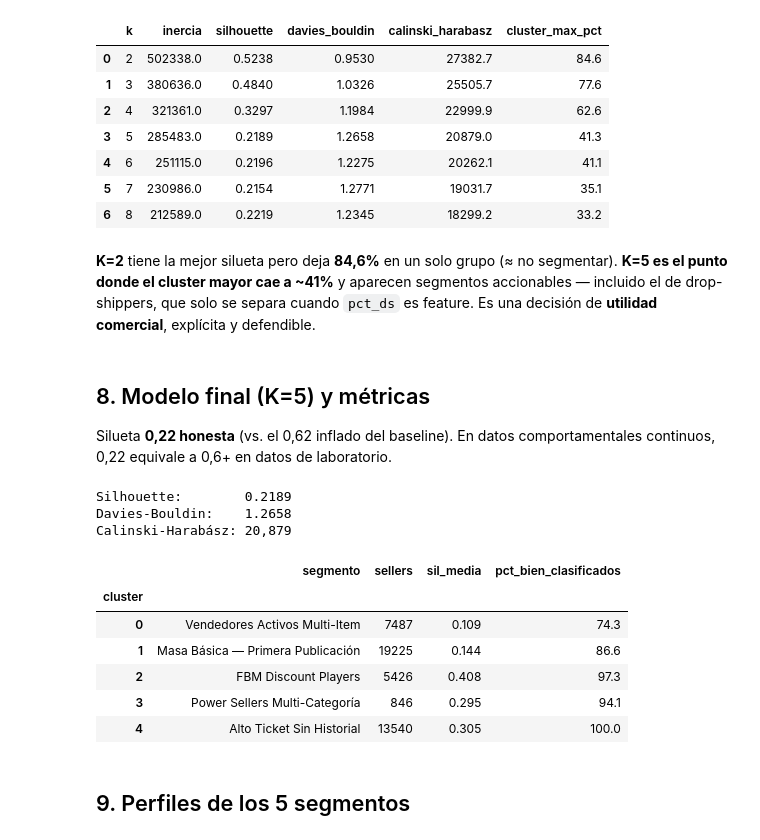
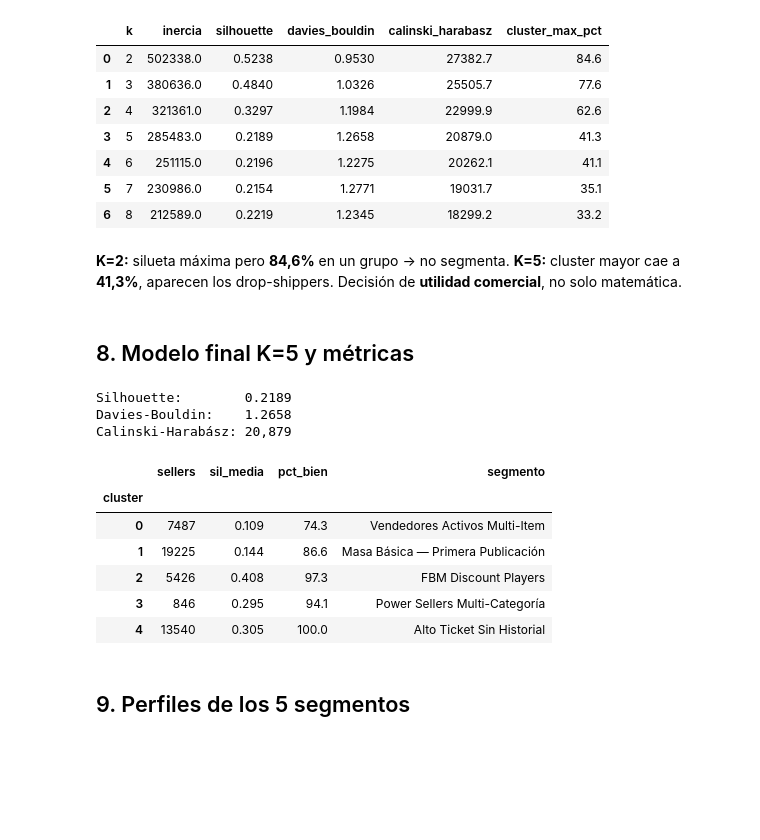
Before and after one commit to DarioSaavedra/work_sample_dario_saavedra, a Jupyter notebook: 02_full_challenge_flow.ipynb, the cells around one changed output. Saved outputs shown, nothing was run; the diff lists cells and outputs as text; code cells hidden in the pictures; blank space fills up the shorter version.

```diff
--- a/02_full_challenge_flow.ipynb
+++ b/02_full_challenge_flow.ipynb
@@ -224,45 +209,42 @@ evaluation
 | 5 | 7 | 230986.0 | 0.2154 | 1.2771 | 19031.7 | 35.1 |
 | 6 | 8 | 212589.0 | 0.2219 | 1.2345 | 18299.2 | 33.2 |
 # %% [markdown]
-**K=2** tiene la mejor silueta pero deja **84,6%** en un solo grupo (≈ no segmentar). **K=5 es el punto donde el cluster mayor cae a ~41%** y aparecen segmentos accionables — incluido el de drop-shippers, que solo se separa cuando `pct_ds` es feature. Es una decisión de **utilidad comercial**, explícita y defendible.
+**K=2:** silueta máxima pero **84,6%** en un grupo → no segmenta.
+**K=5:** cluster mayor cae a **41,3%**, aparecen los drop-shippers. Decisión de **utilidad comercial**, no solo matemática.
-# %% [markdown]
-## 8. Modelo final (K=5) y métricas
-
-Silueta **0,22 honesta** (vs. el 0,62 inflado del baseline). En datos comportamentales continuos, 0,22 equivale a 0,6+ en datos de laboratorio.
+# %% [markdown]
+## 8. Modelo final K=5 y métricas
 # %%
 CLUSTER_NAMES = {
     0: 'Vendedores Activos Multi-Item',
     1: 'Masa Básica — Primera Publicación',
     2: 'FBM Discount Players',
     3: 'Power Sellers Multi-Categoría',
     4: 'Alto Ticket Sin Historial',
 }
 
 sf, metrics, pipeline, feats = fit_final_kmeans(
     sf, n_clusters=5, feature_columns=LOG_CLUSTER_FEATURES, scaler='robust')
 
 print(f"Silhouette:        {metrics['silhouette']:.4f}")
 print(f"Davies-Bouldin:    {metrics['davies_bouldin']:.4f}")
 print(f"Calinski-Harabász: {metrics['calinski_harabasz']:,.0f}\n")
 
-sil_by_cluster = sf.groupby('cluster').agg(
+sf.groupby('cluster').agg(
     sellers=('seller_nickname', 'nunique'),
     sil_media=('sil_sample', 'mean'),
-    pct_bien_clasificados=('sil_sample', lambda x: round((x > 0).mean() * 100, 1)),
-).round(3)
-sil_by_cluster.insert(0, 'segmento', sil_by_cluster.index.map(CLUSTER_NAMES))
-sil_by_cluster
+    pct_bien=('sil_sample', lambda x: round((x > 0).mean() * 100, 1)),
+).round(3).assign(segmento=lambda d: d.index.map(CLUSTER_NAMES))
 # %% [output]
 Silhouette:        0.2189
 Davies-Bouldin:    1.2658
 Calinski-Harabász: 20,879
-|  | segmento | sellers | sil_media | pct_bien_clasificados |
+|  | sellers | sil_media | pct_bien | segmento |
 | cluster |  |  |  |  |
-| 0 | Vendedores Activos Multi-Item | 7487 | 0.109 | 74.3 |
-| 1 | Masa Básica — Primera Publicación | 19225 | 0.144 | 86.6 |
-| 2 | FBM Discount Players | 5426 | 0.408 | 97.3 |
-| 3 | Power Sellers Multi-Categoría | 846 | 0.295 | 94.1 |
-| 4 | Alto Ticket Sin Historial | 13540 | 0.305 | 100.0 |
+| 0 | 7487 | 0.109 | 74.3 | Vendedores Activos Multi-Item |
+| 1 | 19225 | 0.144 | 86.6 | Masa Básica — Primera Publicación |
+| 2 | 5426 | 0.408 | 97.3 | FBM Discount Players |
+| 3 | 846 | 0.295 | 94.1 | Power Sellers Multi-Categoría |
+| 4 | 13540 | 0.305 | 100.0 | Alto Ticket Sin Historial |
 # %% [markdown]
 ## 9. Perfiles de los 5 segmentos
 # %%
```
Also changed, not shown: parts of 46 cells of this notebook, 6 other files.
